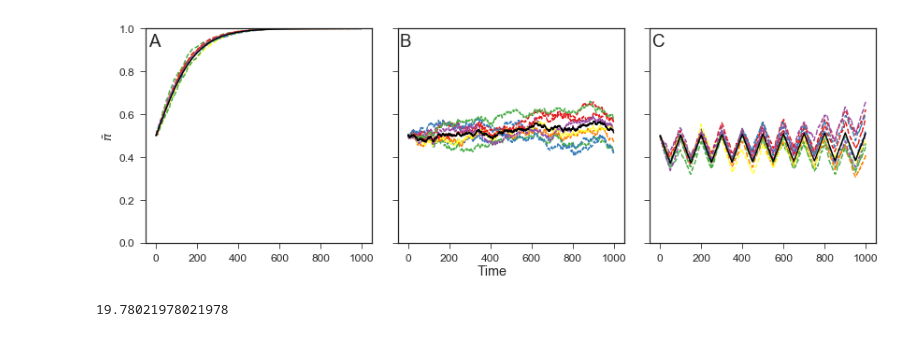
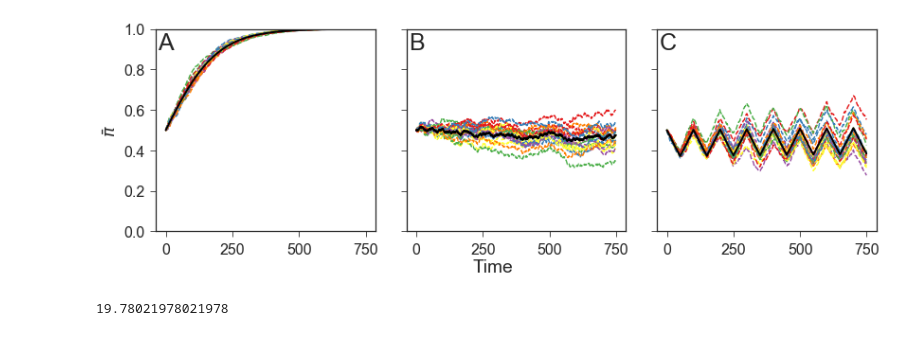
Before and after one commit to yoavram/Milpitas, a Jupyter notebook: notebooks/stochastic_differential_equation.ipynb, the cells around one changed output. Saved outputs shown, nothing was run; the diff lists cells and outputs as text; code cells hidden in the pictures.

```diff
--- a/notebooks/stochastic_differential_equation.ipynb
+++ b/notebooks/stochastic_differential_equation.ipynb
@@ -2,13 +2,14 @@
 %matplotlib inline
 import matplotlib.pyplot as plt
 import numpy as np
+from scipy.integrate import odeint
 import sdeint
 import seaborn as sns
 sns.set(
     context='paper',
     style='ticks',
     palette='Set1',
-    font_scale=1.5
+    font_scale=2
 )
 
 def fig_xlabel(fig, label, x=0.5, y=0):
@@ -26,51 +27,73 @@ def fig_panel_labels(axes, letters='ABCDEFGHIJKLMNOP', xcoord=-0.17, ycoord=0.92
 # %%
 def recurrence(x, t, η, ε, W, w):
     ωA, ωB = (W, w) if ε[t] == 1 else (w, W)
-    return (x * ωA * ( (1 - η) * x + η) + (1 - x) * ωB * (1 - η) * x) / (x * ωA + (1 - x) * ωB)
+    meanω = x * ωA + (1 - x) * ωB
+    return (x * ωA * ( (1 - η) * x + η) + (1 - x) * ωB * (1 - η) * x) / meanω
 
 def μ(x, t, η, ε, W, w):
     ωA, ωB = (W, w) if ε[t] == 1 else (w, W)
-    return η * x * (1 - x) * (ωA - ωB) / (x * ωA + (1 - x) * ωB)
+    meanω = x * ωA + (1 - x) * ωB
+    return η * x * (1 - x) * (ωA - ωB) / meanω
 
 def σ2(x, t, η, ε, W, w):
     ωA, ωB = (W, w) if ε[t] == 1 else (w, W)
-    return η**2 * x * (1 - x) * ((W + w) / (x * ωA + (1 - x) * ωB) - 1)
+    meanω = x * ωA + (1 - x) * ωB
+    return η**2 * x * (1 - x) * ((ωA + ωB) / meanω - 1)
+
+def dxdt(x, t, η, ε, W, w):
+    t = min(ε.size - 1, int(round(t, 0)))
+    ωA, ωB = (W, w) if ε[t] == 1 else (w, W)
+    meanω = x * ωA + (1 - x) * ωB
+    return η * x * (1 - x) * (ωA - ωB) / meanω
 # %%
 fig, axes = plt.subplots(1, 3, figsize=(12, 4), sharex=True, sharey=True)
 
-reps = 10
+reps = 20
 η, W, w = 0.1, 1, 0.9
-t = np.arange(1000, dtype=int)
+t = np.arange(750, dtype=int)
 x0 = 0.5
 envs = [
     np.ones(t.size),
     np.random.randint(0, 2, t.size),
     np.array(([0] * 50 + [1] * 50)*10)
 ]
 
 for ax, ε, letter in zip(axes.flat, envs, 'ABCDEFG'):
+    assert ε.size >= t.size
     params = η, ε, W, w
-    x = np.empty_like(t, dtype=float)
-    x[0] = x0
+    # recurrence
+    x_r = np.empty_like(t, dtype=float)
+    x_r[0] = x0
     for i in range(1, t.size):
-        x[i] = recurrence(x[i - 1], i - 1, *params)
-    xx = np.array([
-        sdeint.itoint(lambda x, t: μ(x, t, *params), lambda x, t: σ2(x, t, *params), x0, t)
+        x_r[i] = recurrence(x_r[i - 1], i - 1, *params)
+    # ode
+#     x_o = odeint(dxdt, x0, t, args=params)
+    # diffusion
+    x_d = np.array([
+        sdeint.itoint(
+            lambda x, t: μ(x, t, *params),
+            lambda x, t: σ2(x, t, *params),
+            x0,
+            t
+        )
         for _ in range(reps)
     ]).squeeze().T
-    ax.plot(t, xx, '--')
-    ax.plot(t, x, color='k')
+    # plot
+    ax.plot(t, x_d, ls='--', label='diffusion')
+    ax.plot(t, x_r, ls='-', lw=2, color='k', label='recurrence')
+#     ax.plot(t, x_o, ls='-', label='ode')
 
+# axes[0].legend()
 axes[0].set(
     ylim=(0, 1),
     ylabel=r'$\bar{\pi}$'
 )
-fig_panel_labels(axes, xcoord=0.01, ycoord=0.92)
+fig_panel_labels(axes, xcoord=0.01, ycoord=0.9)
 fig_xlabel(fig, 'Time')
 fig.tight_layout()
 plt.savefig('../figures/sde_example.pdf')
 # %% [output]
-[figure, old version]
+[figure, new version]
 # %%
 def A(x, η, W, w):
     return 2/η * (W-w)/(W+w-x*W-(1-x)*w)
```
Also changed, not shown: parts of 2 cells of this notebook, 1 other file.
